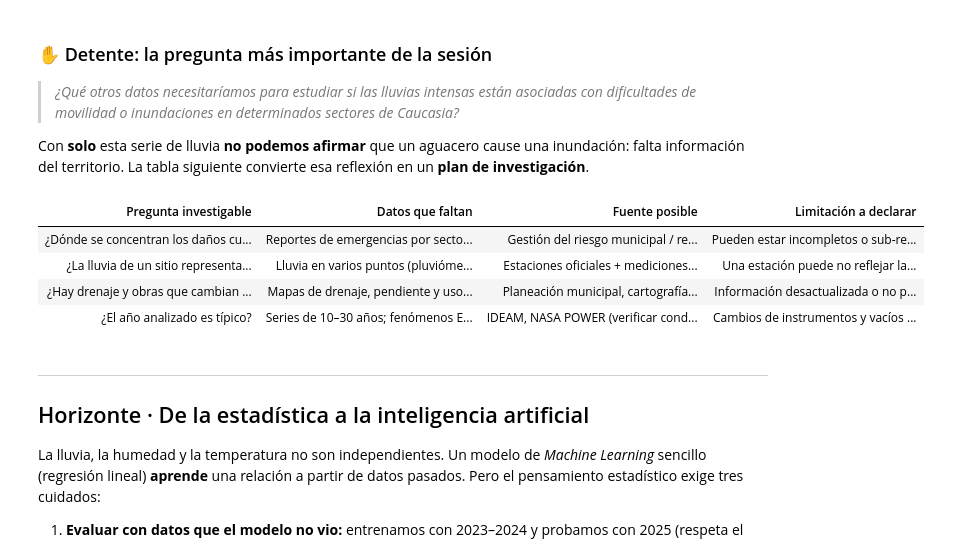
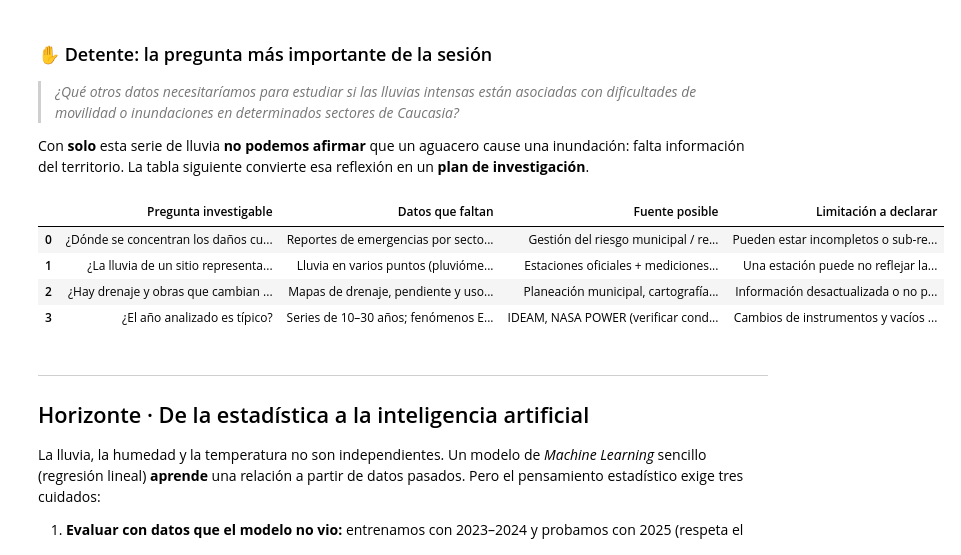
Before and after one commit to marco-canas/simposio_educacion_estadistica_2026, a Jupyter notebook: 4_caucasia_calcular_vs_pensar.ipynb, the cells around one changed output. Cells and saved outputs as stored; diff of their text form; code cells hidden in the pictures.

```diff
--- a/4_caucasia_calcular_vs_pensar.ipynb
+++ b/4_caucasia_calcular_vs_pensar.ipynb
@@ -406,27 +463,39 @@ Racha seca más larga de toda la serie: 13 días (mes: Feb)
 
 Con **solo** esta serie de lluvia **no podemos afirmar** que un aguacero cause una inundación: falta información del territorio. La tabla siguiente convierte esa reflexión en un **plan de investigación**.
 # %%
+import pandas as pd
+from IPython.display import display
+
+pd.set_option("display.max_colwidth", None)   # no truncar texto
+pd.set_option("display.width", 200)
+
 plan = pd.DataFrame([
     ["¿Dónde se concentran los daños cuando llueve ≥ 20 mm?",
-     "Reportes de emergencias por sector y fecha", "Gestión del riesgo municipal / registros locales",
+     "Reportes de emergencias por sector y fecha",
+     "Gestión del riesgo municipal / registros locales",
      "Pueden estar incompletos o sub-registrar zonas rurales"],
     ["¿La lluvia de un sitio representa a todo el municipio?",
-     "Lluvia en varios puntos (pluviómetros escolares)", "Estaciones oficiales + mediciones del colegio",
+     "Lluvia en varios puntos (pluviómetros escolares)",
+     "Estaciones oficiales + mediciones del colegio",
      "Una estación puede no reflejar la variación espacial"],
     ["¿Hay drenaje y obras que cambian el efecto de la lluvia?",
-     "Mapas de drenaje, pendiente y uso del suelo", "Planeación municipal, cartografía abierta",
+     "Mapas de drenaje, pendiente y uso del suelo",
+     "Planeación municipal, cartografía abierta",
      "Información desactualizada o no pública"],
     ["¿El año analizado es típico?",
-     "Series de 10–30 años; fenómenos El Niño / La Niña", "IDEAM, NASA POWER (verificar condiciones de uso)",
+     "Series de 10–30 años; fenómenos El Niño / La Niña",
+     "IDEAM, NASA POWER (verificar condiciones de uso)",
      "Cambios de instrumentos y vacíos en los registros"],
-], columns=["Pregunta investigable", "Datos que faltan", "Fuente posible", "Limitación a declarar"])
-display(plan.style.hide(axis="index").set_properties(**{"text-align": "left", "white-space": "normal"}))
+], columns=["Pregunta investigable", "Datos que faltan",
+            "Fuente posible", "Limitación a declarar"])
+
+display(plan)
 # %% [output]
-| Pregunta investigable | Datos que faltan | Fuente posible | Limitación a declarar |
-| ¿Dónde se concentran los daños cu... | Reportes de emergencias por secto... | Gestión del riesgo municipal / re... | Pueden estar incompletos o sub-re... |
-| ¿La lluvia de un sitio representa... | Lluvia en varios puntos (pluvióme... | Estaciones oficiales + mediciones... | Una estación puede no reflejar la... |
-| ¿Hay drenaje y obras que cambian ... | Mapas de drenaje, pendiente y uso... | Planeación municipal, cartografía... | Información desactualizada o no p... |
-| ¿El año analizado es típico? | Series de 10–30 años; fenómenos E... | IDEAM, NASA POWER (verificar cond... | Cambios de instrumentos y vacíos ... |
+|  | Pregunta investigable | Datos que faltan | Fuente posible | Limitación a declarar |
+| 0 | ¿Dónde se concentran los daños cu... | Reportes de emergencias por secto... | Gestión del riesgo municipal / re... | Pueden estar incompletos o sub-re... |
+| 1 | ¿La lluvia de un sitio representa... | Lluvia en varios puntos (pluvióme... | Estaciones oficiales + mediciones... | Una estación puede no reflejar la... |
+| 2 | ¿Hay drenaje y obras que cambian ... | Mapas de drenaje, pendiente y uso... | Planeación municipal, cartografía... | Información desactualizada o no p... |
+| 3 | ¿El año analizado es típico? | Series de 10–30 años; fenómenos E... | IDEAM, NASA POWER (verificar cond... | Cambios de instrumentos y vacíos ... |
 # %% [markdown]
 ---
 ## Horizonte · De la estadística a la inteligencia artificial
```
Also changed, not shown: parts of 24 cells of this notebook, 2 other files.
